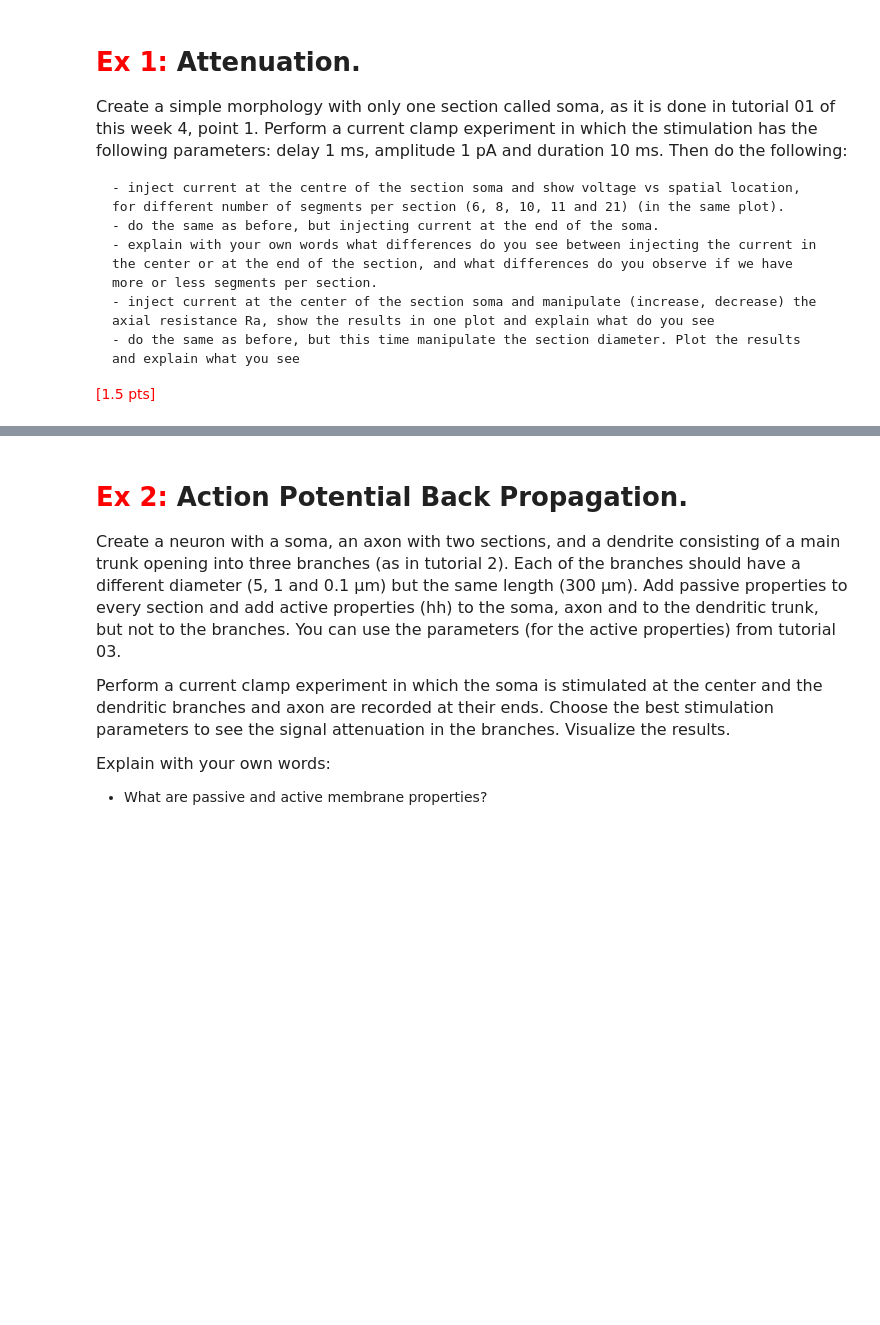
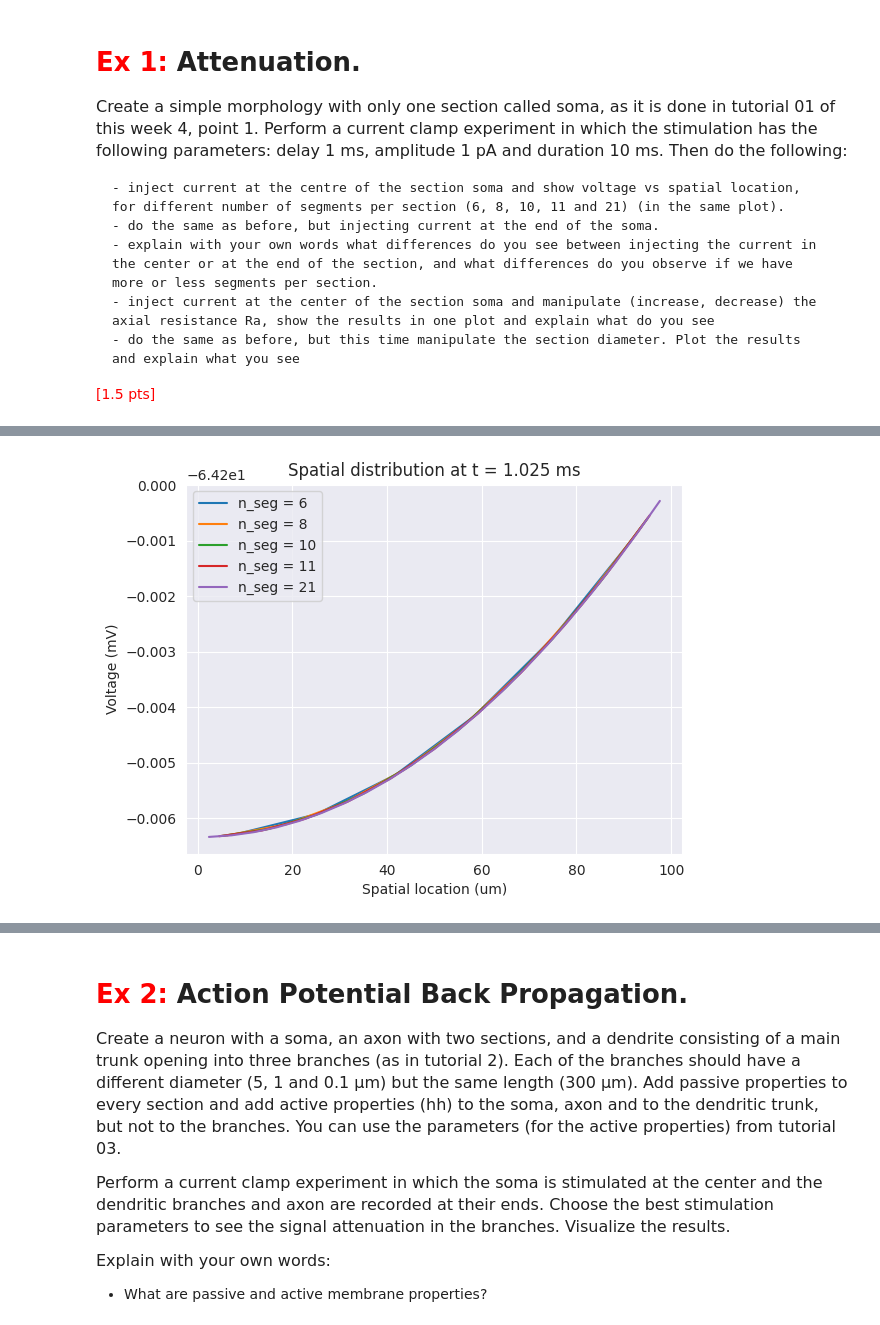
Before and after one commit to ejayromero/biophysics-NX-450, a Jupyter notebook: Week_5/Week5_HomeWork.ipynb, the cells around one changed output, grey strips where cells are left out. Drawn from its saved outputs; the diff is of its cells as text; code cells hidden in the pictures; blank space fills up the shorter version.

```diff
--- a/Week_5/Week5_HomeWork.ipynb
+++ b/Week_5/Week5_HomeWork.ipynb
@@ -36,0 +114,47 @@ sns.set_style("darkgrid")
+# %%
+# Inject a current step into the soma
+stim = h.IClamp(soma(1))  # Place a stimulation electrode at the end of the soma
+stim.delay = 1  # ms
+stim.amp = 1  # pA
+stim.dur = 10  # ms
+
+# Initialize and run a simulation
+h.load_file("stdrun.hoc")
+h.finitialize(-65)
+h.continuerun(5)
+h.steps_per_ms = 40.0
+
+h.init()
+h.run()
+
+num_of_segments = [6, 8, 10, 11, 21]
+
+x = []
+y = []
+lbls = []
+
+for n_seg in num_of_segments:
+    soma.nseg = n_seg
+    reclist = h.List()
+
+    for i in range(0, soma.nseg):
+        tmpRecVec = h.Vector()
+        tmpRecVec.record(soma((0.5 + i * 1.0) / soma.nseg)._ref_v)
+        reclist.append(tmpRecVec)
+
+    h.init()
+    h.run(11)
+    xlocations = h.Vector()
+
+    for i in range(0, soma.nseg):
+        xlocations.append(soma.L * (0.5 + i * 1.0) / (soma.nseg))
+
+    spatialrec = transpose_recording(reclist, soma.nseg, 5)
+
+    y.append(spatialrec[41]) # 1.025/0.025 = 41
+    x.append(xlocations)
+    lbls.append(f"n_seg = {n_seg}")
+
+plot_spatial_distribution(x, y, lbls)
+# %% [output]
+[figure, added]
```
Also changed, not shown: parts of 11 cells of this notebook.
